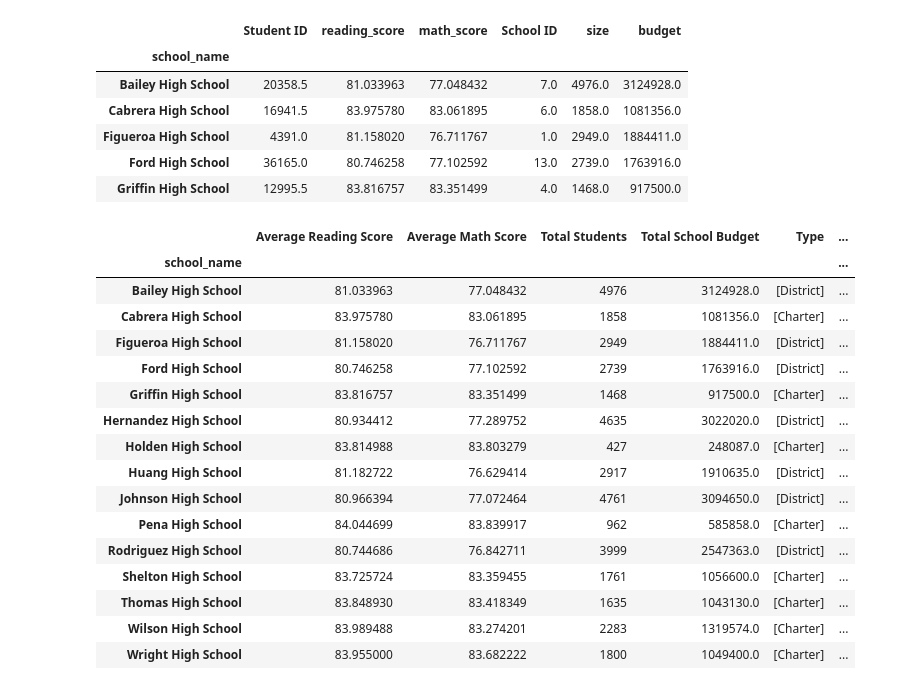
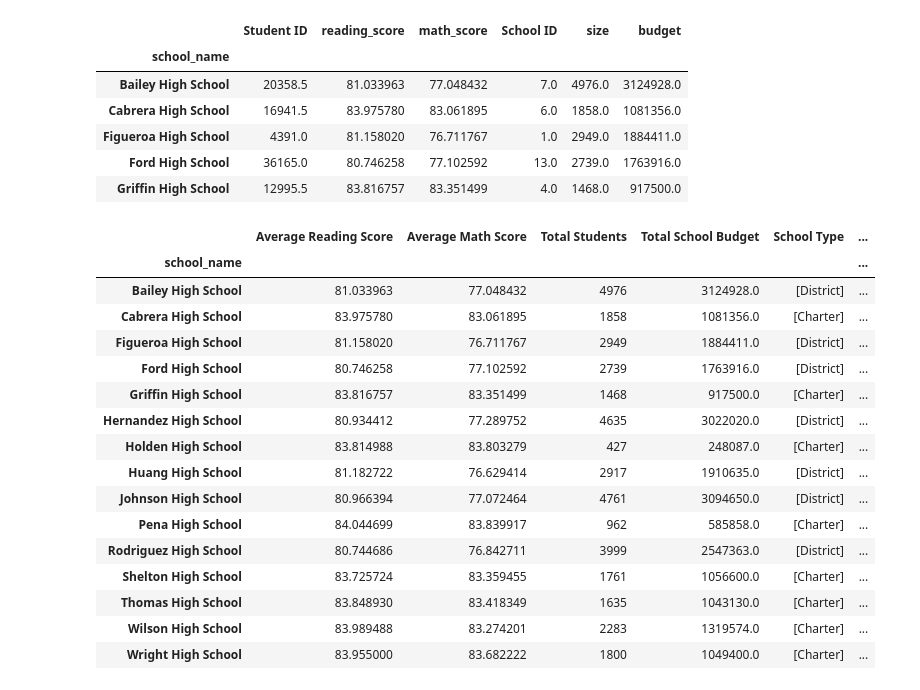
Before and after one commit to tylerhill122/pandas-challenge, a Jupyter notebook: PyCitySchools/PyCitySchools.ipynb, the cells around one changed output. Cells and saved outputs as stored; diff of their text form; code cells hidden in the pictures.

Commit message:
Forrmatted school summary

```diff
--- a/PyCitySchools/PyCitySchools.ipynb
+++ b/PyCitySchools/PyCitySchools.ipynb
@@ -151,7 +106,7 @@ schools_df.head()
 | Ford High School | 36165.0 | 80.746258 | 77.102592 | 13.0 | 2739.0 | 1763916.0 |
 | Griffin High School | 12995.5 | 83.816757 | 83.351499 | 4.0 | 1468.0 | 917500.0 |
 # %%
-type = merged.groupby("school_name").type.unique()
+school_type = merged.groupby("school_name").type.unique()
 # %%
 per_student_budget = (schools_df["budget"])/school_num_students
 # %%
@@ -167,15 +122,15 @@ new_schools_df = schools_df.rename(columns=
     "size": "Total Students"
 })
 # %%
-new_schools_df["Type"] = type
+new_schools_df["School Type"] = school_type
+new_schools_df["Total Students"] = school_num_students
 new_schools_df["Per Student Budget"] = per_student_budget
-new_schools_df["Total Students"] = school_num_students
-new_schools_df["Passing Math"] = (school_pass_math/school_num_students)*100
-new_schools_df["Passing Reading"] = (school_pass_read/school_num_students)*100
-new_schools_df["Overall Passing"] = school_percent_passing
+new_schools_df["% Passing Math"] = (school_pass_math/school_num_students)*100
+new_schools_df["% Passing Reading"] = (school_pass_read/school_num_students)*100
+new_schools_df["% Overall Passing"] = school_percent_passing
 new_schools_df
 # %% [output]
-|  | Average Reading Score | Average Math Score | Total Students | Total School Budget | Type | ... |
+|  | Average Reading Score | Average Math Score | Total Students | Total School Budget | School Type | ... |
 | school_name |  |  |  |  |  | ... |
 | Bailey High School | 81.033963 | 77.048432 | 4976 | 3124928.0 | [District] | ... |
 | Cabrera High School | 83.975780 | 83.061895 | 1858 | 1081356.0 | [Charter] | ... |
```
Also changed, not shown: parts of 13 cells of this notebook.
